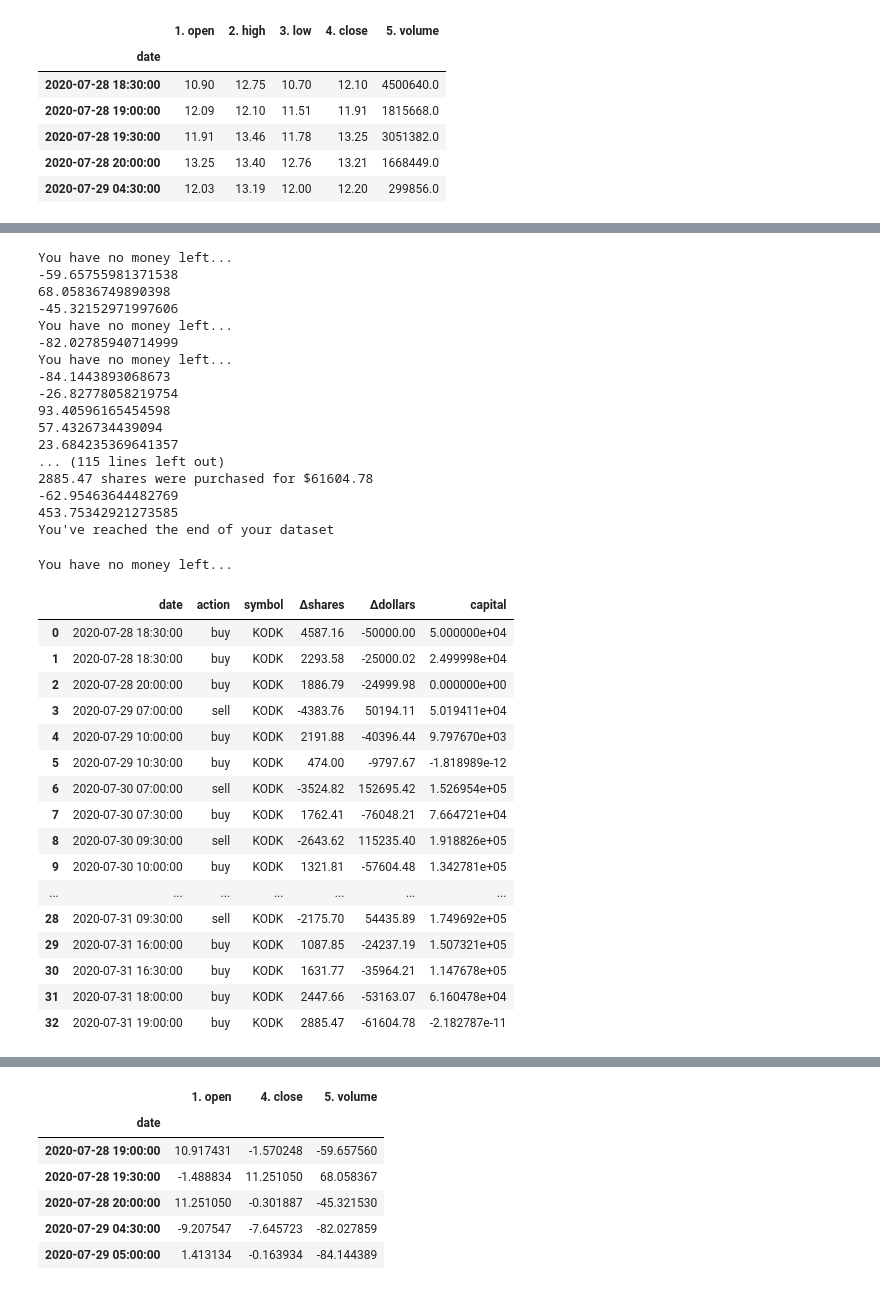
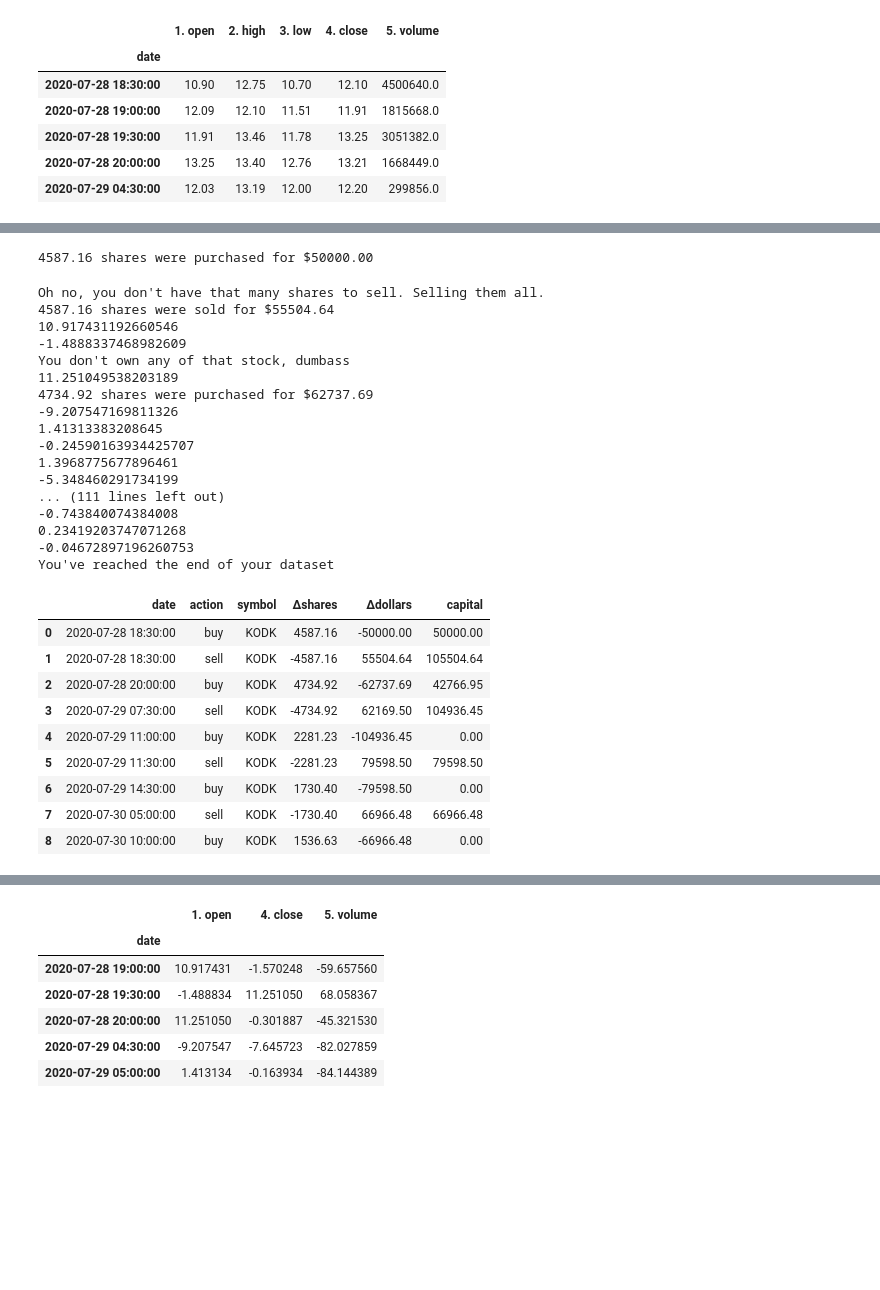
Before and after one commit to jwheeler706/Buy-low-sell-high, a Jupyter notebook: Testing testing.ipynb, the cells around one changed output, grey strips where cells are left out. Saved outputs shown, nothing was run; the diff lists cells and outputs as text; code cells hidden in the pictures; blank space fills up the shorter version.

```diff
--- a/Testing testing.ipynb
+++ b/Testing testing.ipynb
@@ -47,58 +47,52 @@ You have no money left...
 -62.95463644482769
 453.75342921273585
 You've reached the end of your dataset
+# %%
+jeff2 = Portfolio(100000)
+jeff2.buy('KODK', 50000, isShares=0)
+# %% [output]
+4587.16 shares were purchased for $50000.00
 # %%
 for i in range(0,100):
     try:
-        change = jeff.stocks['KODK'].percentChange(i+1, i, kind='volume')
-        if change > 500:
-            jeff.sell('KODK', jeff.shares['KODK']/2, i)
-        if change < -50:
-            jeff.buy('KODK', jeff.shares['KODK']/2, i)
+        change = jeff2.stocks['KODK'].percentChange(i+1, i, kind='buy')
+        if change > 10:
+            jeff2.sell('KODK', jeff.shares['KODK']/2, i)
+        if change < -8:
+            jeff2.buy('KODK', jeff.shares['KODK']/2, i)
         print(change)
     except IndexError:
         print('You\'ve reached the end of your dataset')
 # %% [output]
-You have no money left...
--59.65755981371538
-68.05836749890398
--45.32152971997606
-You have no money left...
--82.02785940714999
-You have no money left...
--84.1443893068673
--26.82778058219754
-93.40596165454598
-57.4326734439094
-23.684235369641357
-... (115 lines left out)
-2885.47 shares were purchased for $61604.78
--62.95463644482769
-453.75342921273585
+Oh no, you don't have that many shares to sell. Selling them all.
+4587.16 shares were sold for $55504.64
+10.917431192660546
+-1.4888337468982609
+You don't own any of that stock, dumbass
+11.251049538203189
+4734.92 shares were purchased for $62737.69
+-9.207547169811326
+1.41313383208645
+-0.24590163934425707
+1.3968775677896461
+-5.348460291734199
+... (111 lines left out)
+-0.743840074384008
+0.23419203747071268
+-0.04672897196260753
 You've reached the end of your dataset
-# %%
-jeff.buy('KODK', 50000, isShares=0)
-# %% [output]
-You have no money left...
 # %%
-jeff.transactionDF()
+jeff2.transactionDF()
 # %% [output]
 |  | date | action | symbol | Δshares | Δdollars | capital |
-| 0 | 2020-07-28 18:30:00 | buy | KODK | 4587.16 | -50000.00 | 5.000000e+04 |
-| 1 | 2020-07-28 18:30:00 | buy | KODK | 2293.58 | -25000.02 | 2.499998e+04 |
-| 2 | 2020-07-28 20:00:00 | buy | KODK | 1886.79 | -24999.98 | 0.000000e+00 |
-| 3 | 2020-07-29 07:00:00 | sell | KODK | -4383.76 | 50194.11 | 5.019411e+04 |
-| 4 | 2020-07-29 10:00:00 | buy | KODK | 2191.88 | -40396.44 | 9.797670e+03 |
-| 5 | 2020-07-29 10:30:00 | buy | KODK | 474.00 | -9797.67 | -1.818989e-12 |
-| 6 | 2020-07-30 07:00:00 | sell | KODK | -3524.82 | 152695.42 | 1.526954e+05 |
-| 7 | 2020-07-30 07:30:00 | buy | KODK | 1762.41 | -76048.21 | 7.664721e+04 |
-| 8 | 2020-07-30 09:30:00 | sell | KODK | -2643.62 | 115235.40 | 1.918826e+05 |
-| 9 | 2020-07-30 10:00:00 | buy | KODK | 1321.81 | -57604.48 | 1.342781e+05 |
-| ... | ... | ... | ... | ... | ... | ... |
-| 28 | 2020-07-31 09:30:00 | sell | KODK | -2175.70 | 54435.89 | 1.749692e+05 |
-| 29 | 2020-07-31 16:00:00 | buy | KODK | 1087.85 | -24237.19 | 1.507321e+05 |
-| 30 | 2020-07-31 16:30:00 | buy | KODK | 1631.77 | -35964.21 | 1.147678e+05 |
-| 31 | 2020-07-31 18:00:00 | buy | KODK | 2447.66 | -53163.07 | 6.160478e+04 |
-| 32 | 2020-07-31 19:00:00 | buy | KODK | 2885.47 | -61604.78 | -2.182787e-11 |
+| 0 | 2020-07-28 18:30:00 | buy | KODK | 4587.16 | -50000.00 | 50000.00 |
+| 1 | 2020-07-28 18:30:00 | sell | KODK | -4587.16 | 55504.64 | 105504.64 |
+| 2 | 2020-07-28 20:00:00 | buy | KODK | 4734.92 | -62737.69 | 42766.95 |
+| 3 | 2020-07-29 07:30:00 | sell | KODK | -4734.92 | 62169.50 | 104936.45 |
+| 4 | 2020-07-29 11:00:00 | buy | KODK | 2281.23 | -104936.45 | 0.00 |
+| 5 | 2020-07-29 11:30:00 | sell | KODK | -2281.23 | 79598.50 | 79598.50 |
+| 6 | 2020-07-29 14:30:00 | buy | KODK | 1730.40 | -79598.50 | 0.00 |
+| 7 | 2020-07-30 05:00:00 | sell | KODK | -1730.40 | 66966.48 | 66966.48 |
+| 8 | 2020-07-30 10:00:00 | buy | KODK | 1536.63 | -66966.48 | 0.00 |
 # %%
 jeff.sell('KODK')
```
Also changed, not shown: parts of 2 cells of this notebook.
